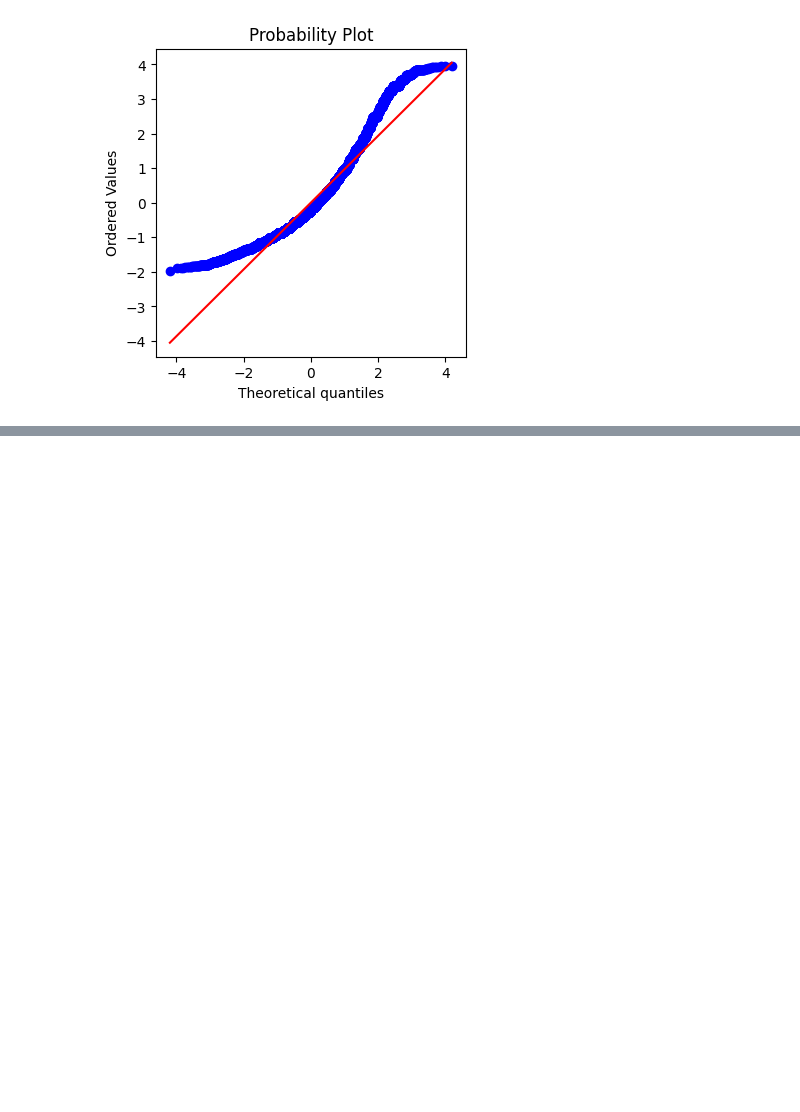
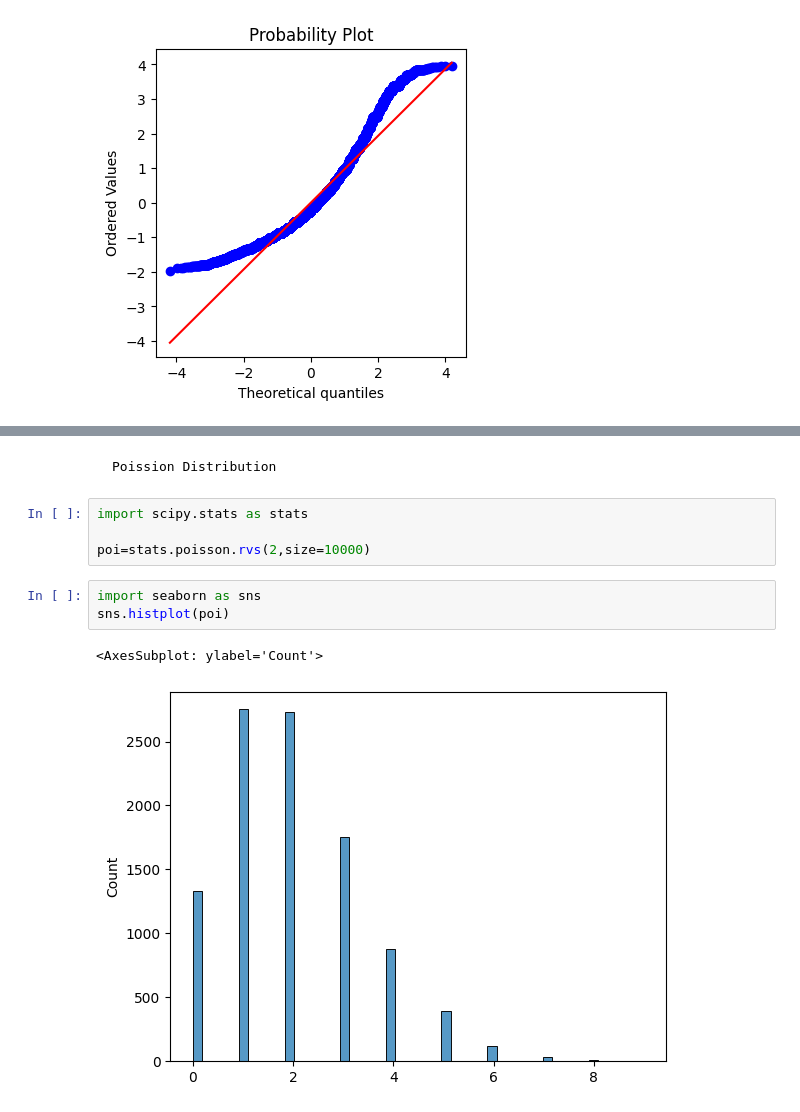
Before and after one commit to Anish-7/practical_statistics_notes, a Jupyter notebook: notes/chap2.ipynb, the cells around one changed output, grey strips where cells are left out. Drawn from its saved outputs; the diff is of its cells as text; blank space fills up the shorter version.

```diff
--- a/notes/chap2.ipynb
+++ b/notes/chap2.ipynb
@@ -255,0 +368,12 @@ xbar+ or - t(n-1 of 0.0.5 two tailed value of t table)*s/root(n)
+# %% [markdown]
+    Poission Distribution
+# %%
+import scipy.stats as stats
+
+poi=stats.poisson.rvs(2,size=10000)
+# %%
+import seaborn as sns
+sns.histplot(poi)
+# %% [output]
+<AxesSubplot: ylabel='Count'>
+[figure, added]
```
Also changed, not shown: parts of 17 cells of this notebook.
